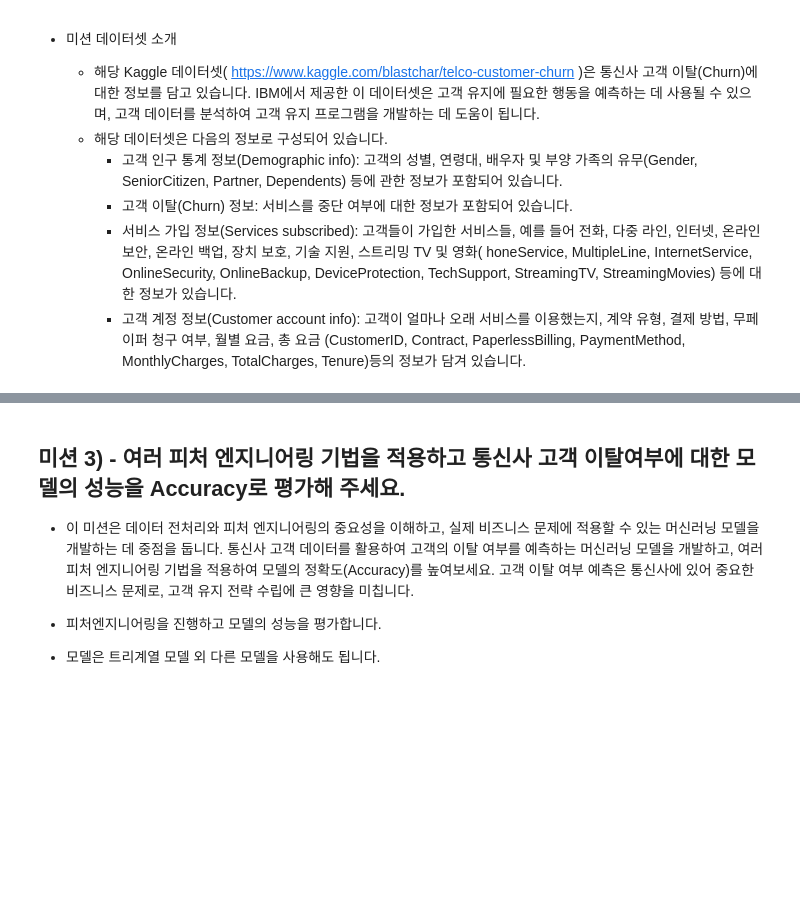
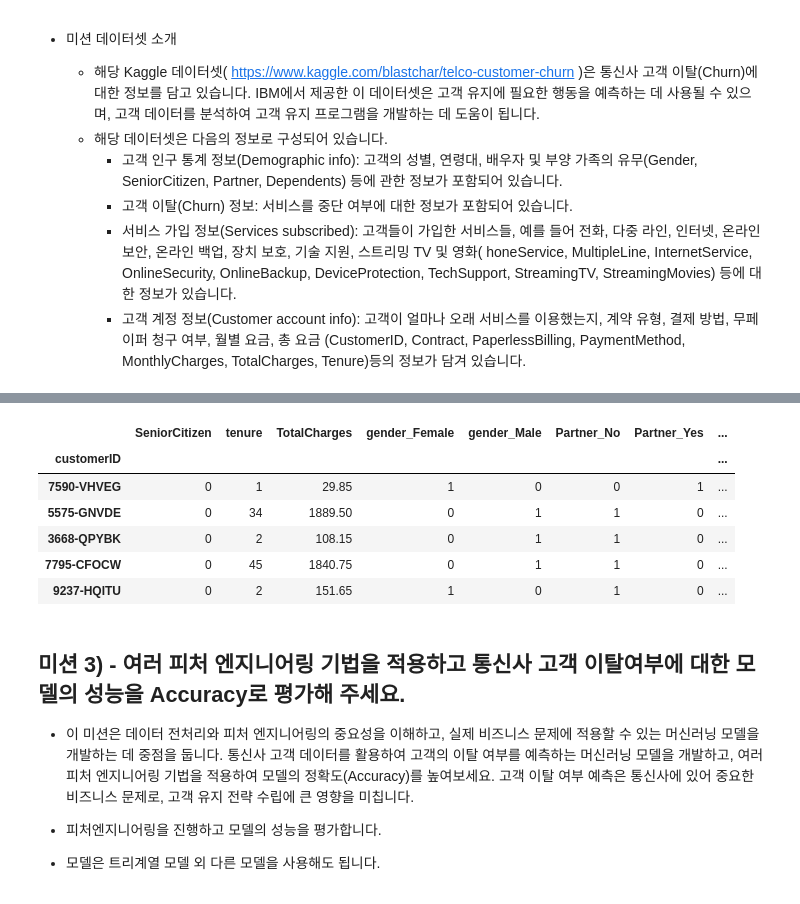
Before and after one commit to gaeunamy/data-science-projects, a Jupyter notebook: telco_customer_churn_03.ipynb, the cells around one changed output, grey strips where cells are left out. Cells and saved outputs as stored; diff of their text form; code cells hidden in the pictures; blank space fills up the shorter version.

Commit message:
feat(Feature Engineering): One-Hot-Encoding, model performance evaluation

```diff
--- a/telco_customer_churn_03.ipynb
+++ b/telco_customer_churn_03.ipynb
@@ -74,3 +104,19 @@ df = df.dropna()
+# %%
+# 여기에 one-hot-encoding 을 구현해 주세요.
+df_ohe = pd.get_dummies(df, columns=['gender', 'Partner', 'Dependents', 'PhoneService'])
+
+selected_columns = ['SeniorCitizen', 'tenure', 'TotalCharges', 'gender_Female', 'gender_Male', 'Partner_No', 'Partner_Yes', 'Dependents_No', 'Dependents_Yes', 'PhoneService_No', 'PhoneService_Yes']
+df_ohe = df_ohe[selected_columns]
+
+df_ohe.head()
+# %% [output]
+|  | SeniorCitizen | tenure | TotalCharges | gender_Female | gender_Male | Partner_No | Partner_Yes | ... |
+| customerID |  |  |  |  |  |  |  | ... |
+| 7590-VHVEG | 0 | 1 | 29.85 | 1 | 0 | 0 | 1 | ... |
+| 5575-GNVDE | 0 | 34 | 1889.50 | 0 | 1 | 1 | 0 | ... |
+| 3668-QPYBK | 0 | 2 | 108.15 | 0 | 1 | 1 | 0 | ... |
+| 7795-CFOCW | 0 | 45 | 1840.75 | 0 | 1 | 1 | 0 | ... |
+| 9237-HQITU | 0 | 2 | 151.65 | 1 | 0 | 1 | 0 | ... |
 # %% [markdown]
 ## 미션 3) - 여러 피처 엔지니어링 기법을 적용하고 통신사 고객 이탈여부에 대한 모델의 성능을 Accuracy로 평가해 주세요.
 
```
Also changed, not shown: parts of 16 cells of this notebook.
